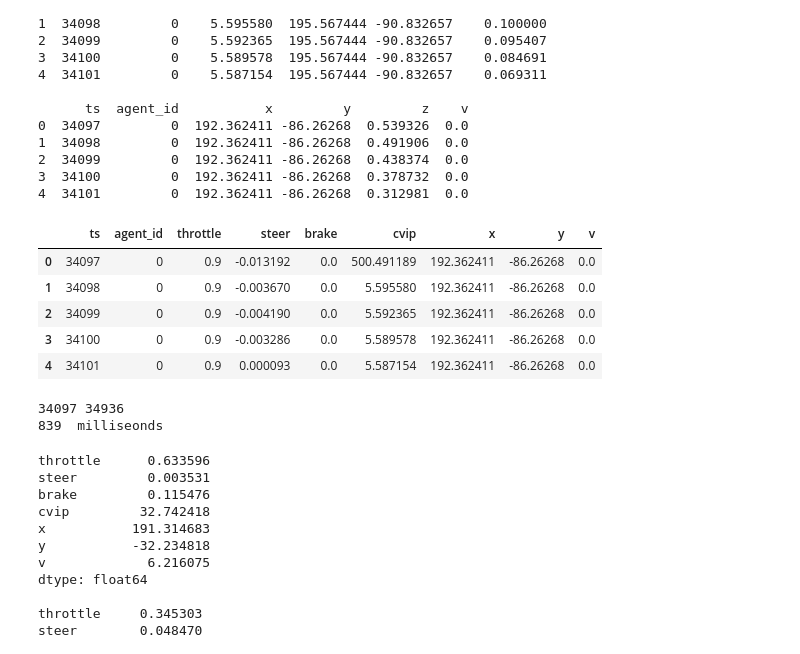
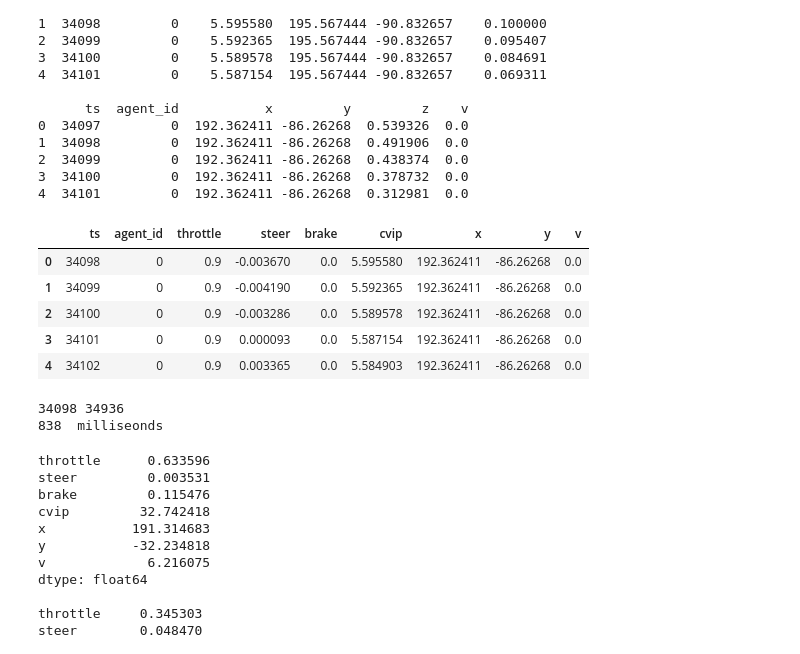
Before and after one commit to mrojaspell/MP1, a Jupyter notebook: notebook1_larson.ipynb, the cells around one changed output. Drawn from its saved outputs; the diff is of its cells as text; code cells hidden in the pictures.

```diff
--- a/notebook1_larson.ipynb
+++ b/notebook1_larson.ipynb
@@ -54,17 +56,18 @@ print(clear_night_traj.head(5))
 # %%
 ## Clear Night Summarization
 
 clear_night_dfs = [clear_night_ctl,clear_night_cvip,clear_night_traj]
 clear_night = ft.reduce(lambda left, right: pd.merge(left, right, on=['ts','agent_id']), clear_night_dfs)
 clear_night = clear_night.drop(['cvip_x','cvip_y','cvip_z','z'],axis=1)
+clear_night = clear_night[1:].reset_index().drop(['index'],axis=1)
 clear_night.head()
 # %% [output]
 |  | ts | agent_id | throttle | steer | brake | cvip | x | y | v |
-| 0 | 34097 | 0 | 0.9 | -0.013192 | 0.0 | 500.491189 | 192.362411 | -86.26268 | 0.0 |
-| 1 | 34098 | 0 | 0.9 | -0.003670 | 0.0 | 5.595580 | 192.362411 | -86.26268 | 0.0 |
-| 2 | 34099 | 0 | 0.9 | -0.004190 | 0.0 | 5.592365 | 192.362411 | -86.26268 | 0.0 |
-| 3 | 34100 | 0 | 0.9 | -0.003286 | 0.0 | 5.589578 | 192.362411 | -86.26268 | 0.0 |
-| 4 | 34101 | 0 | 0.9 | 0.000093 | 0.0 | 5.587154 | 192.362411 | -86.26268 | 0.0 |
+| 0 | 34098 | 0 | 0.9 | -0.003670 | 0.0 | 5.595580 | 192.362411 | -86.26268 | 0.0 |
+| 1 | 34099 | 0 | 0.9 | -0.004190 | 0.0 | 5.592365 | 192.362411 | -86.26268 | 0.0 |
+| 2 | 34100 | 0 | 0.9 | -0.003286 | 0.0 | 5.589578 | 192.362411 | -86.26268 | 0.0 |
+| 3 | 34101 | 0 | 0.9 | 0.000093 | 0.0 | 5.587154 | 192.362411 | -86.26268 | 0.0 |
+| 4 | 34102 | 0 | 0.9 | 0.003365 | 0.0 | 5.584903 | 192.362411 | -86.26268 | 0.0 |
 # %%
 ## Duration
 
@@ -72,8 +75,8 @@ clear_night_duration = clear_night['ts'][clear_night.shape[0]-1] - clear_night['
 print(clear_night['ts'][0],clear_night['ts'][clear_night.shape[0]-1])
 print(clear_night_duration," milliseonds")
 # %% [output]
-34097 34936
-839  milliseonds
+34098 34936
+838  milliseonds
 # %%
 ## Mean and Standard Dev
 
```
Also changed, not shown: parts of 22 cells of this notebook.
